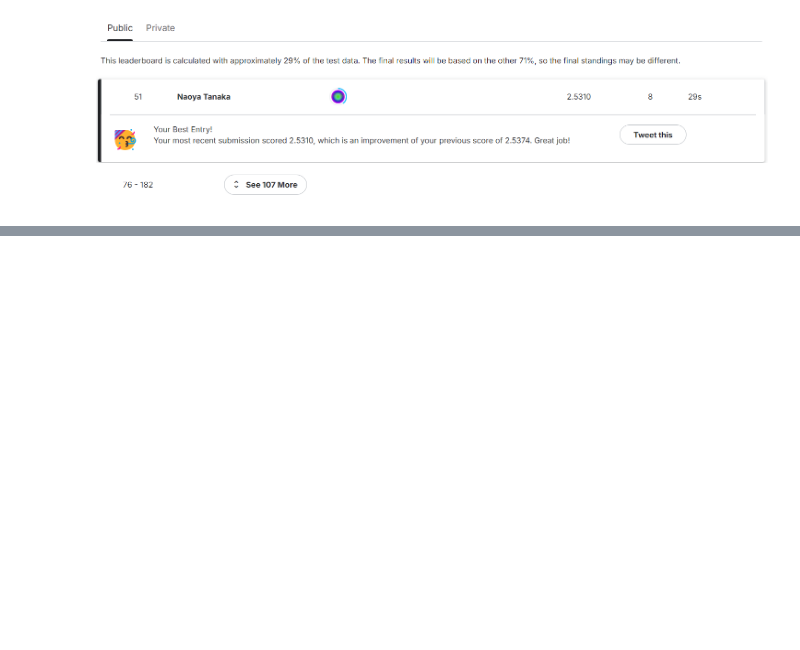
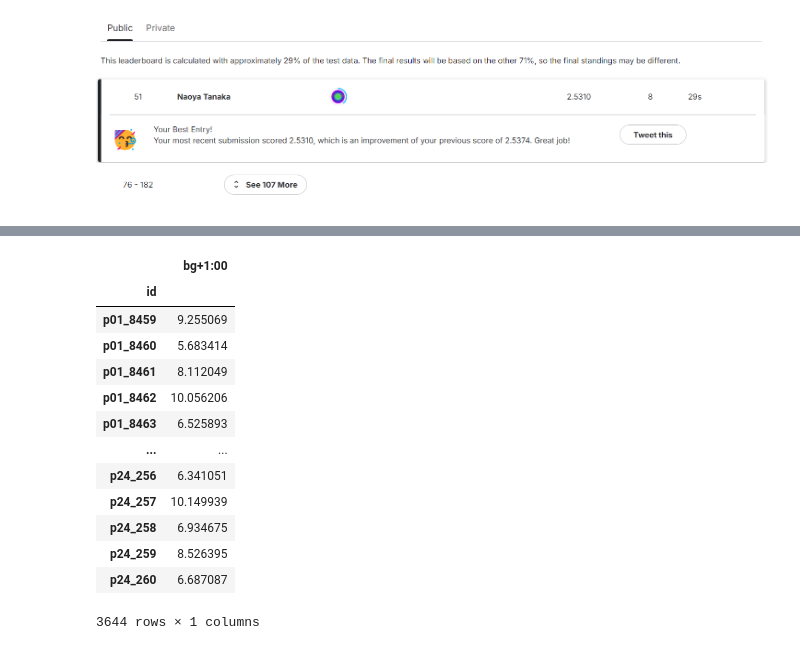
Before and after one commit to NTanaka1994/omoitsuki, a Jupyter notebook: blood.ipynb, the cells around one changed output, grey strips where cells are left out. Saved outputs shown, nothing was run; the diff lists cells and outputs as text; code cells hidden in the pictures; blank space fills up the shorter version.

```diff
--- a/blood.ipynb
+++ b/blood.ipynb
@@ -820,0 +955,9 @@ pred
+# %%
+model2 = []
+for i in range(200):
+    x_tr, x_va, y_tr, y_va = train_test_split(x_train2, y_train, random_state=i, test_size=0.1)
+    model = LGBMR()
+    model.fit(x_tr, y_tr)
+    model2.append([model, model.score(x_va, y_va)])
+    print(i+1, model.score(x_va, y_va))
+model2 = sorted(model2, key=lambda x:x[1], reverse=True)
@@ -820,0 +983,8 @@ pred
+# %%
+y_pred = []
+preds = []
+for i in range(50):
+    if model2[i][1] > 0.615:
+        preds.append(model2[i][0].predict(x_test2))
+preds = np.array(preds)
+preds
@@ -820,0 +1005,23 @@ pred
+# %%
+for i in range(len(preds[0])):
+    y_pred.append(np.mean(preds[:, i]))
+pred = pd.DataFrame(y_pred)
+pred.index = x_test.index
+pred.columns = ["bg+1:00"]
+pred.sort_index().to_csv("submit_9.csv")
+pred
+# %% [output]
+|  | bg+1:00 |
+| id |  |
+| p01_8459 | 9.255069 |
+| p01_8460 | 5.683414 |
+| p01_8461 | 8.112049 |
+| p01_8462 | 10.056206 |
+| p01_8463 | 6.525893 |
+| ... | ... |
+| p24_256 | 6.341051 |
+| p24_257 | 10.149939 |
+| p24_258 | 6.934675 |
+| p24_259 | 8.526395 |
+| p24_260 | 6.687087 |
+3644 rows × 1 columns
```
Also changed, not shown: parts of 11 cells of this notebook.
